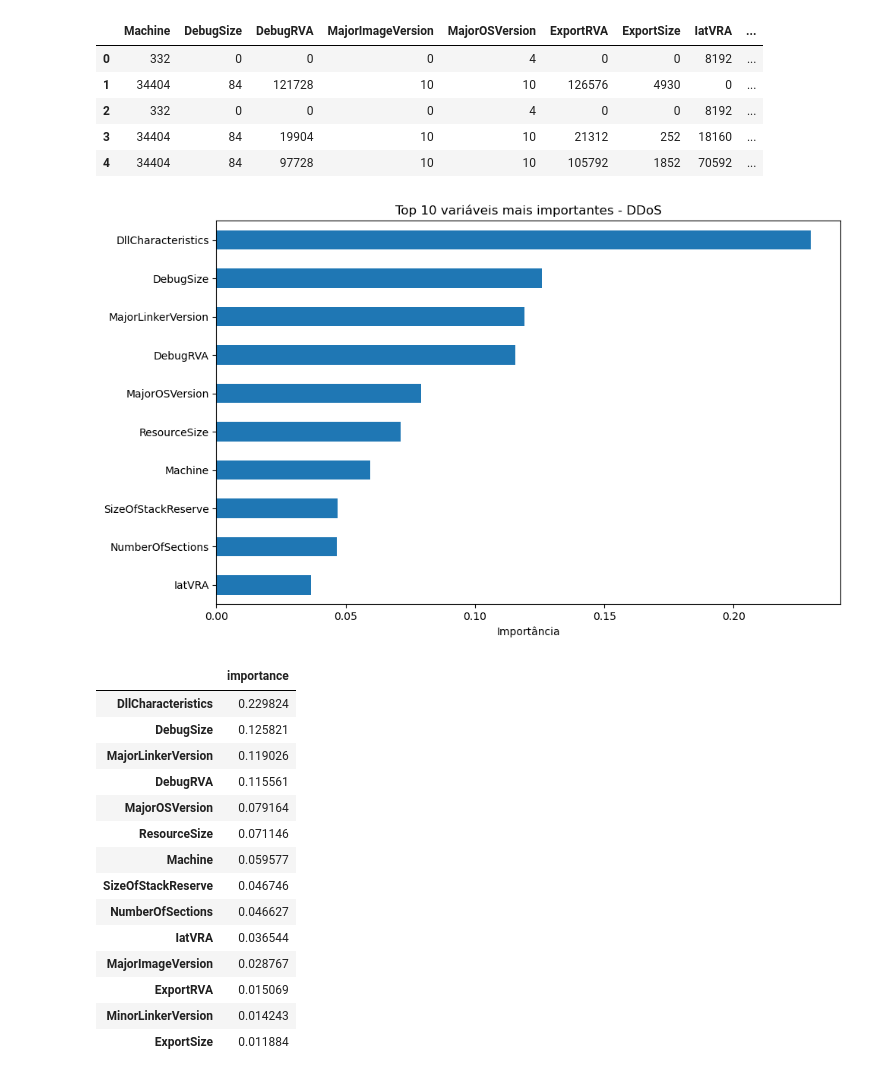
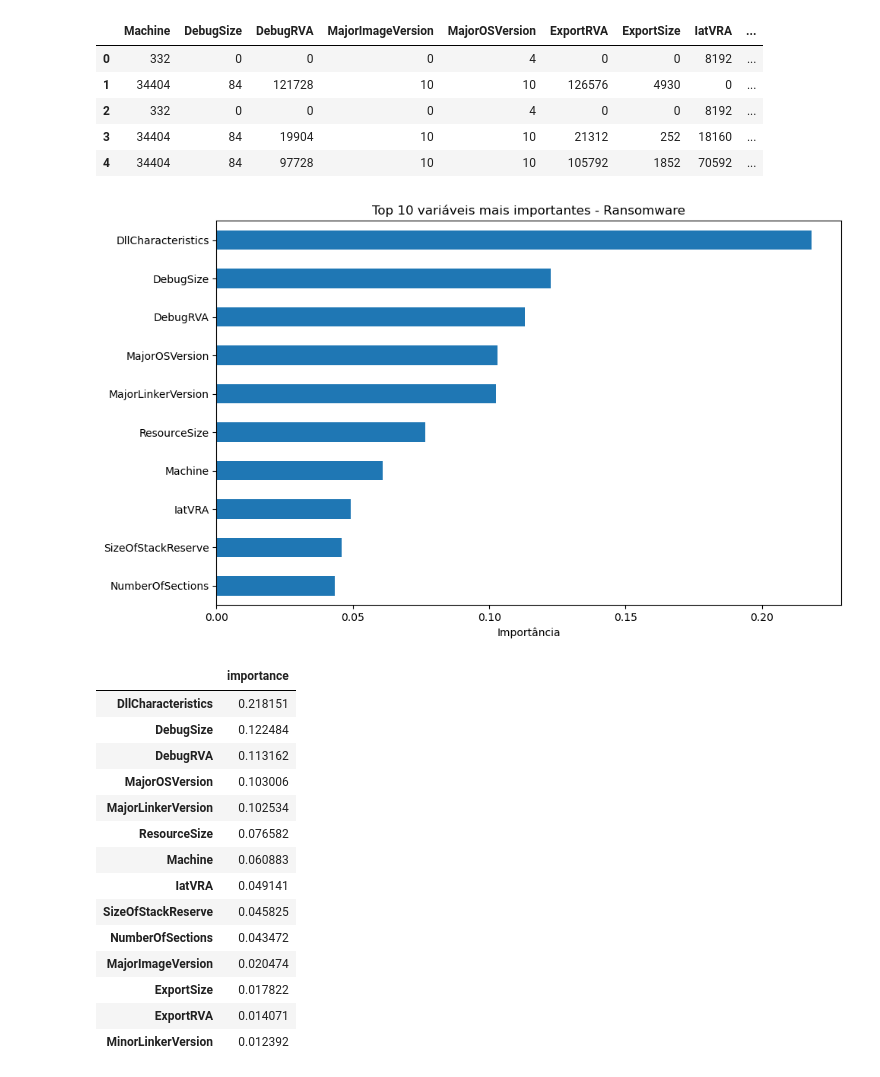
Before and after one commit to gerhardt2/tcc-bruno-ataques-ml, a Jupyter notebook: 1.Preparacao_Dataset/preparacao_Ransomware.ipynb, the cells around one changed output. Cells and saved outputs as stored; diff of their text form; code cells hidden in the pictures.

```diff
--- a/1.Preparacao_Dataset/preparacao_Ransomware.ipynb
+++ b/1.Preparacao_Dataset/preparacao_Ransomware.ipynb
@@ -30,38 +30,38 @@ display(df_ransomware.head())
 # %%
 # OBS: para avaliação adequada, o ideal é separar treino/teste ou usar validação cruzada.
 # Aqui focamos na importância de features, como no seu código original.
 Y = df_ransomware["Benign"]
 X = df_ransomware.drop(columns="Benign")
 
 modelo = RandomForestClassifier()
 modelo.fit(X, Y)
 
 importancias = pd.Series(modelo.feature_importances_, index=X.columns).sort_values(ascending=False)
 
 top_n = 10
 plt.figure(figsize=(10, 6))
 importancias.head(top_n).plot(kind="barh")
-plt.title(f"Top {top_n} variáveis mais importantes - DDoS")
+plt.title(f"Top {top_n} variáveis mais importantes - Ransomware")
 plt.xlabel("Importância")
 plt.gca().invert_yaxis()
 plt.tight_layout()
 plt.show()
 
 display(importancias.head(25).to_frame("importance"))
 # %% [output]
-[figure, old version]
+[figure, new version]
 |  | importance |
-| DllCharacteristics | 0.229824 |
-| DebugSize | 0.125821 |
-| MajorLinkerVersion | 0.119026 |
-| DebugRVA | 0.115561 |
-| MajorOSVersion | 0.079164 |
-| ResourceSize | 0.071146 |
-| Machine | 0.059577 |
-| SizeOfStackReserve | 0.046746 |
-| NumberOfSections | 0.046627 |
-| IatVRA | 0.036544 |
-| MajorImageVersion | 0.028767 |
-| ExportRVA | 0.015069 |
-| MinorLinkerVersion | 0.014243 |
-| ExportSize | 0.011884 |
+| DllCharacteristics | 0.218151 |
+| DebugSize | 0.122484 |
+| DebugRVA | 0.113162 |
+| MajorOSVersion | 0.103006 |
+| MajorLinkerVersion | 0.102534 |
+| ResourceSize | 0.076582 |
+| Machine | 0.060883 |
+| IatVRA | 0.049141 |
+| SizeOfStackReserve | 0.045825 |
+| NumberOfSections | 0.043472 |
+| MajorImageVersion | 0.020474 |
+| ExportSize | 0.017822 |
+| ExportRVA | 0.014071 |
+| MinorLinkerVersion | 0.012392 |
```
Also changed, not shown: 2 other files.
